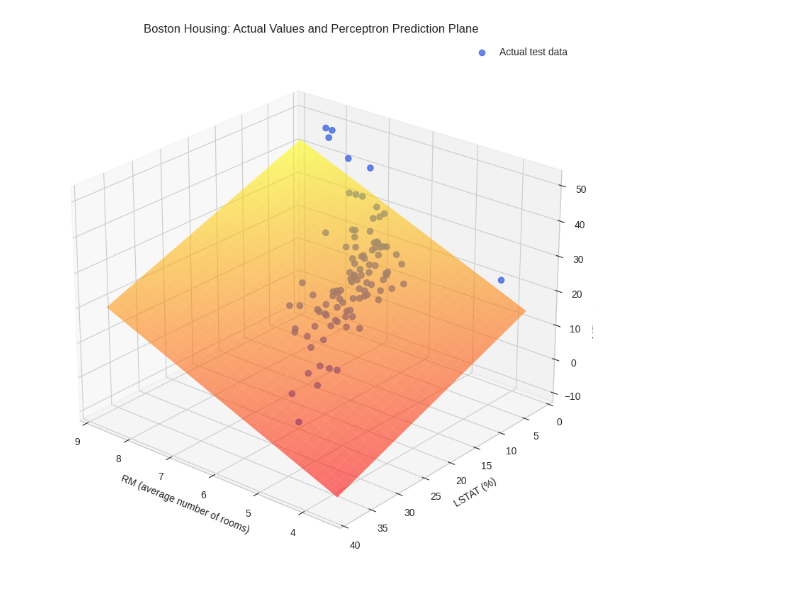
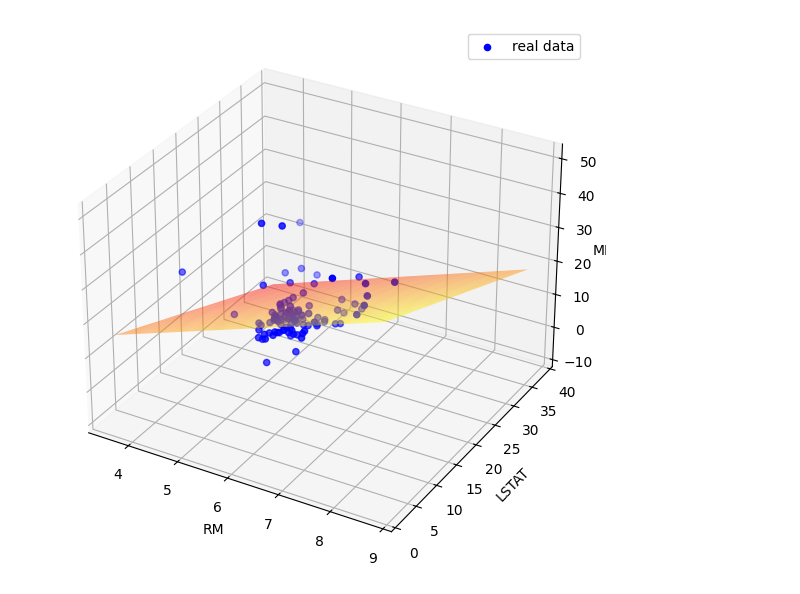
Before and after one commit to Saramhm/hamrah_aval, a Jupyter notebook: task1.ipynb, the cells around one changed output. Cells and saved outputs as stored; diff of their text form; code cells hidden in the pictures.

```diff
--- a/task1.ipynb
+++ b/task1.ipynb
@@ -69 +29,8 @@ print('تعداد نمونه‌های آزمون:', len(X_test))
+# %%
+sx = StandardScaler()
+sy = StandardScaler()
+
+X_train_n = sx.fit_transform(X_train)
+X_test_n = sx.transform(X_test)
+y_train_n = sy.fit_transform(y_train)
 # %%
@@ -119,0 +62,9 @@ Bias (standardized): 1.9149698328707493e-15
+# %%
+model = Perceptron(lr=0.05, epochs=500)
+model.fit(X_train_n, y_train_n)
+
+y_pred_n = model.predict(X_test_n)
+y_pred = sy.inverse_transform(y_pred_n)
+
+print('MSE:', mean_squared_error(y_test, y_pred))
+print('R2:', r2_score(y_test, y_pred))
@@ -129,26 +82,21 @@ plt.show()
 # %%
-rm_grid = np.linspace(X[:, 0].min(), X[:, 0].max(), 60)
-lstat_grid = np.linspace(X[:, 1].min(), X[:, 1].max(), 60)
-RM, LSTAT = np.meshgrid(rm_grid, lstat_grid)
+rm_range = np.linspace(X[:, 0].min(), X[:, 0].max(), 50)
+lstat_range = np.linspace(X[:, 1].min(), X[:, 1].max(), 50)
+RM, LSTAT = np.meshgrid(rm_range, lstat_range)
+
 grid = np.column_stack([RM.ravel(), LSTAT.ravel()])
+grid_n = sx.transform(grid)
+pred_n = model.predict(grid_n)
+Y_PRED = sy.inverse_transform(pred_n).reshape(RM.shape)
 
-grid_s = x_scaler.transform(grid)
-surface_s = model.predict(grid_s)
-Y_PRED = y_scaler.inverse_transform(surface_s).reshape(RM.shape)
-
-fig = plt.figure(figsize=(11, 8))
-ax = fig.add_subplot(111, projection='3d')
-ax.scatter(X_test[:, 0], X_test[:, 1], y_test.ravel(),
-           c='royalblue', s=35, alpha=0.8, label='Actual test data')
-ax.plot_surface(RM, LSTAT, Y_PRED, cmap='autumn', alpha=0.55, edgecolor='none')
-
-ax.set_xlabel('RM (average number of rooms)')
-ax.set_ylabel('LSTAT (%)')
-ax.set_zlabel('MEDV (price in $1000s)')
-ax.set_title('Boston Housing: Actual Values and Perceptron Prediction Plane')
+fig = plt.figure(figsize=(10, 7))
+ax = fig.add_subplot(projection='3d')
+ax.scatter(X_test[:, 0], X_test[:, 1], y_test.ravel(), color='blue', label='real data')
+ax.plot_surface(RM, LSTAT, Y_PRED, alpha=0.5, cmap='autumn')
+ax.set_xlabel('RM')
+ax.set_ylabel('LSTAT')
+ax.set_zlabel('MEDV')
 ax.legend()
-ax.view_init(elev=25, azim=130)
-plt.tight_layout()
 plt.show()
 # %% [output]
-[figure, old version]
+[figure, new version]
```
Also changed, not shown: parts of 9 cells of this notebook, 3 other files.
